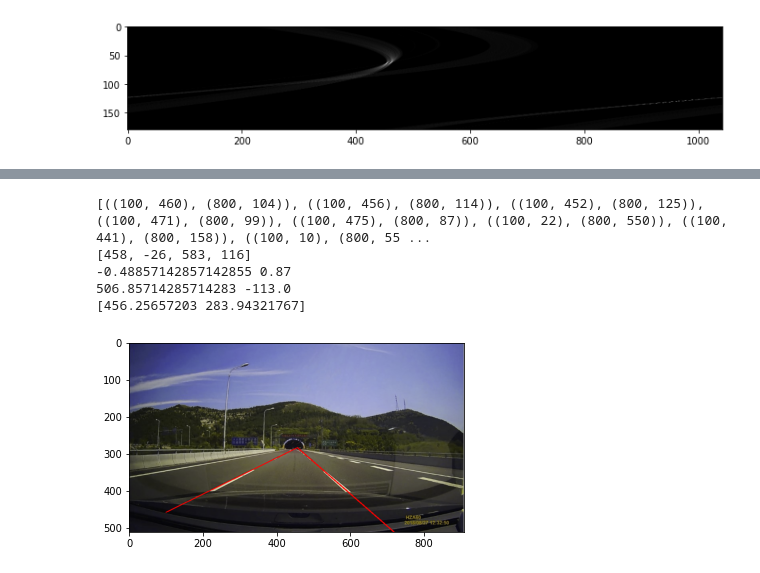
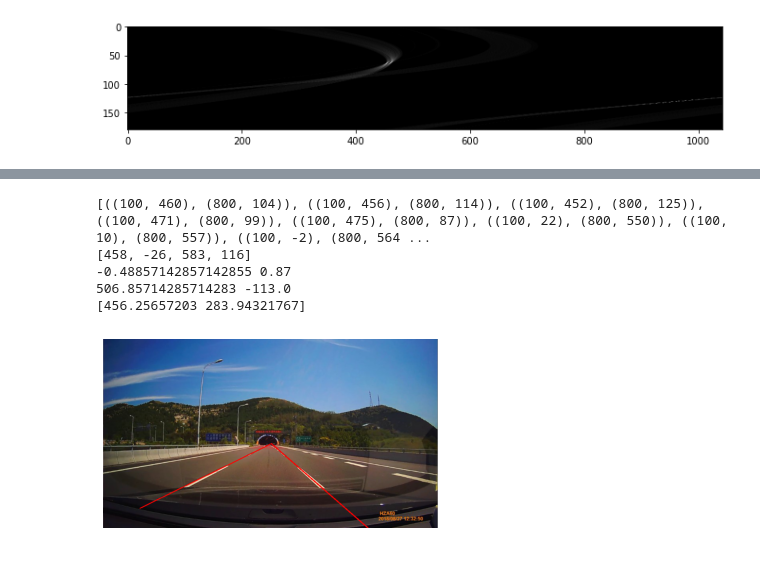
Before and after one commit to Beepbloop/lane_detection, a Jupyter notebook: EntireProcess.ipynb, the cells around one changed output, grey strips where cells are left out. Drawn from its saved outputs; the diff is of its cells as text; code cells hidden in the pictures.

```diff
--- a/EntireProcess.ipynb
+++ b/EntireProcess.ipynb
@@ -46,8 +42,8 @@ def apply_mask(image, mask):
 # Convert to grayscale
 pil_im = Image.open("lane_sample1.jpeg")
 orig = np.array(pil_im)
-plt.imshow(orig)
-plt.show()
+# plt.imshow(orig)
+# plt.show()
 
 # Resize so that standard height is 512
 width = int(pil_im.width * 512 / pil_im.height)
@@ -56,14 +52,16 @@ pil_im = pil_im.resize((width , 512))
 # Convert to np array
 orig_img = np.array(pil_im)
 plt.imshow(orig_img)
+plt.axis('off')
 plt.show()
 
 #Convert to grayscale
 im = rgb2gray(orig_img)
 
-# Deletes the 1 and 2 indices from the rgb parameter so the array can be squeezed
-im = np.delete(im, [1, 2], 2)
+# # Deletes the 1 and 2 indices from the rgb parameter so the array can be squeezed
+# im = np.delete(im, [1, 2], 2)
 
 plt.imshow(im, cmap='gray')
+plt.axis('off')
 plt.show()
 # %% [output]
@@ -73,6 +69,0 @@ plt.show()
-# %%
-# Squeeze the array into 2D space
-im = np.squeeze(im)
-plt.imshow(im, cmap='gray')
-plt.show()
-print(im.shape)
@@ -291,3 +256,25 @@ plt.show()
 [figure]
 # %%
 test = hough_intersect(443, 69, orig)
+# %%
+points_coord = [] #To store the coordinates of the lines
+orig_line = orig_img.copy()
+edge_line = cropped_im.copy()
+
+for i in point_stack:
+    points = hough_intersect(i[0], i[1], orig)
+#     print(points)
+    if (len(points) > 1):
+        points_coord.append([list(point) for point in points])
+        cv.line(orig_line, points[0], points[1], (255,0,0))
+        cv.line(edge_line, points[0], points[1], (255,255,255))
+
+fig = plt.imshow(orig_line)
+plt.axis('off')
+fig.axes.get_xaxis().set_visible(False)
+fig.axes.get_yaxis().set_visible(False)
+
+plt.show()
+plt.imshow(edge_line, cmap="gray")
+plt.axis('off')
+plt.show()
@@ -331,32 +321,34 @@ for i, total in enumerate(intersect):
 print(intersect)
 
 # Calculate the 2 slopes
 m1 = (intersect[3] - intersect[0]) / 700  # positive slope
 m2 = (intersect[2] - intersect[1]) / 700  # negative slope
 
 print(m1, m2)
 
 # Calculate y intercept
 c1 = intersect[0] - m1 * 100
 c2 = intersect[1] - m2 * 100
 print(c1, c2)
 
 # Solve system of equations to get intersection point/vanishing point
 A = np.array([[-m1, 1], [-m2, 1]])
 B = np.array([c1, c2])
 C = np.linalg.solve(A, B)
 print(C)
 
 # Draw 2 average lines for each lane with vanishing point
 cv.line(orig_img, (100, intersect[0]), (int(C[0]), int(C[1])), (255,0,0), thickness=2)
 cv.line(orig_img, (int(C[0]), int(C[1])), (800, intersect[2]), (255,0,0), thickness=2)
 
 plt.imshow(orig_img)
+
+plt.axis('off')
 plt.show()
 # %% [output]
-[((100, 460), (800, 104)), ((100, 456), (800, 114)), ((100, 452), (800, 125)), ((100, 471), (800, 99)), ((100, 475), (800, 87)), ((100, 22), (800, 550)), ((100, 441), (800, 158)), ((100, 10), (800, 55 ...
+[((100, 460), (800, 104)), ((100, 456), (800, 114)), ((100, 452), (800, 125)), ((100, 471), (800, 99)), ((100, 475), (800, 87)), ((100, 22), (800, 550)), ((100, 10), (800, 557)), ((100, -2), (800, 564 ...
 [458, -26, 583, 116]
 -0.48857142857142855 0.87
 506.85714285714283 -113.0
 [456.25657203 283.94321767]
-[figure, old version]
+[figure, new version]
```
Also changed, not shown: parts of 10 cells of this notebook, 1 other file.
